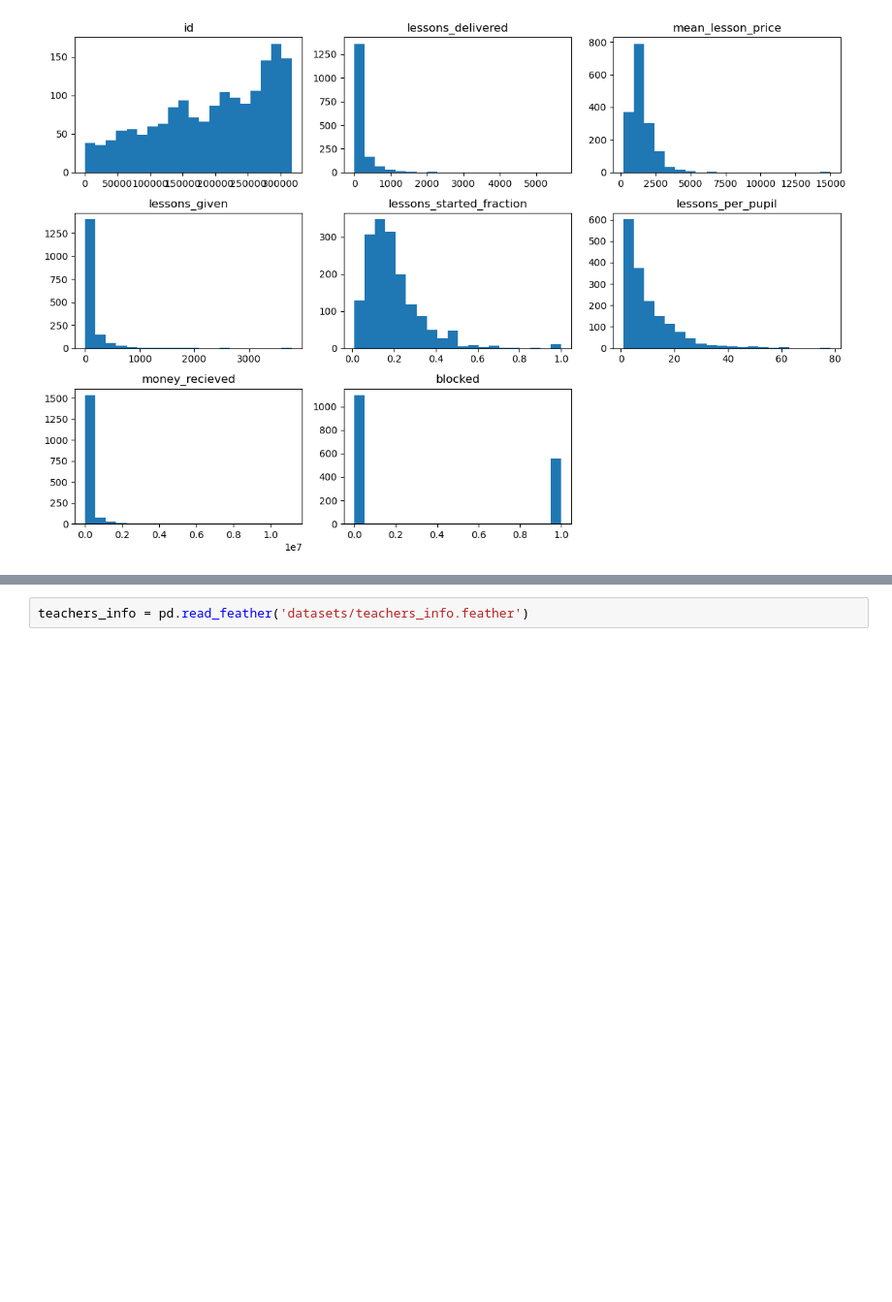
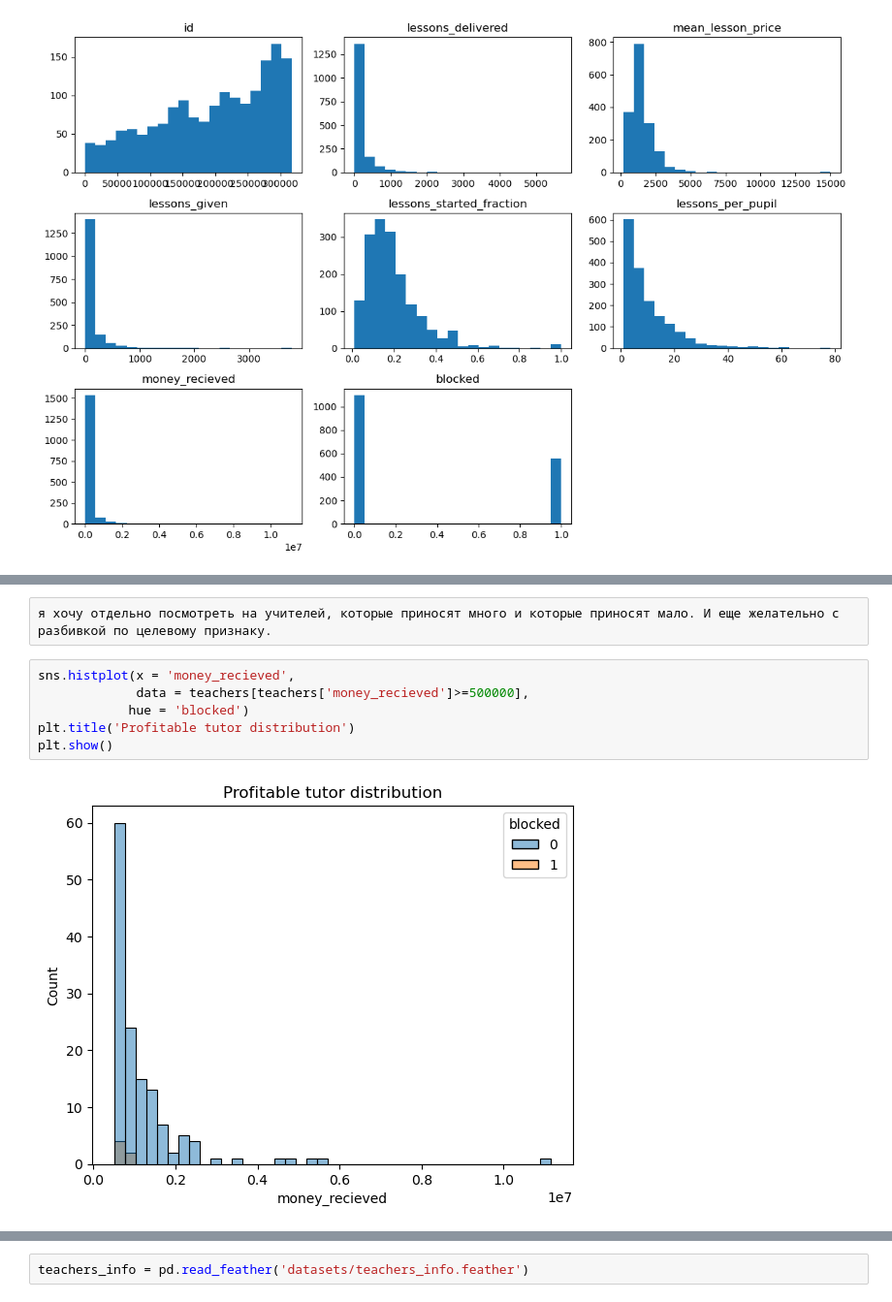
Before and after one commit to AndreiChernovJr/Repetitor-efficiency-and-antifraud, a Jupyter notebook: research_workbook.ipynb, the cells around one changed output, grey strips where cells are left out. Shown at 97% size. Cells and saved outputs as stored; diff of their text form; blank space fills up the shorter version.

```diff
--- a/research_workbook.ipynb
+++ b/research_workbook.ipynb
@@ -70,0 +144,10 @@ plt.show()
+# %% [raw]
+я хочу отдельно посмотреть на учителей, которые приносят много и которые приносят мало. И еще желательно с  разбивкой по целевому признаку.
+# %%
+sns.histplot(x = 'money_recieved',
+             data = teachers[teachers['money_recieved']>=500000],
+            hue = 'blocked')
+plt.title('Profitable tutor distribution')
+plt.show()
+# %% [output]
+[figure, added]
```
Also changed, not shown: parts of 128 cells of this notebook.
